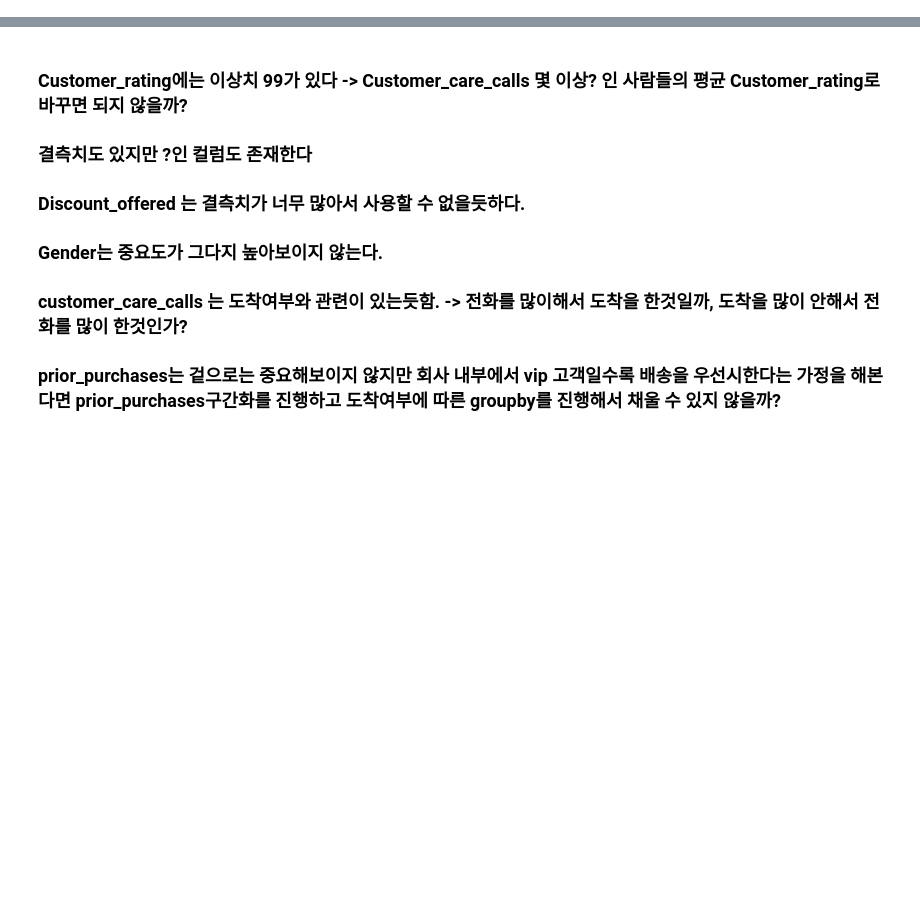
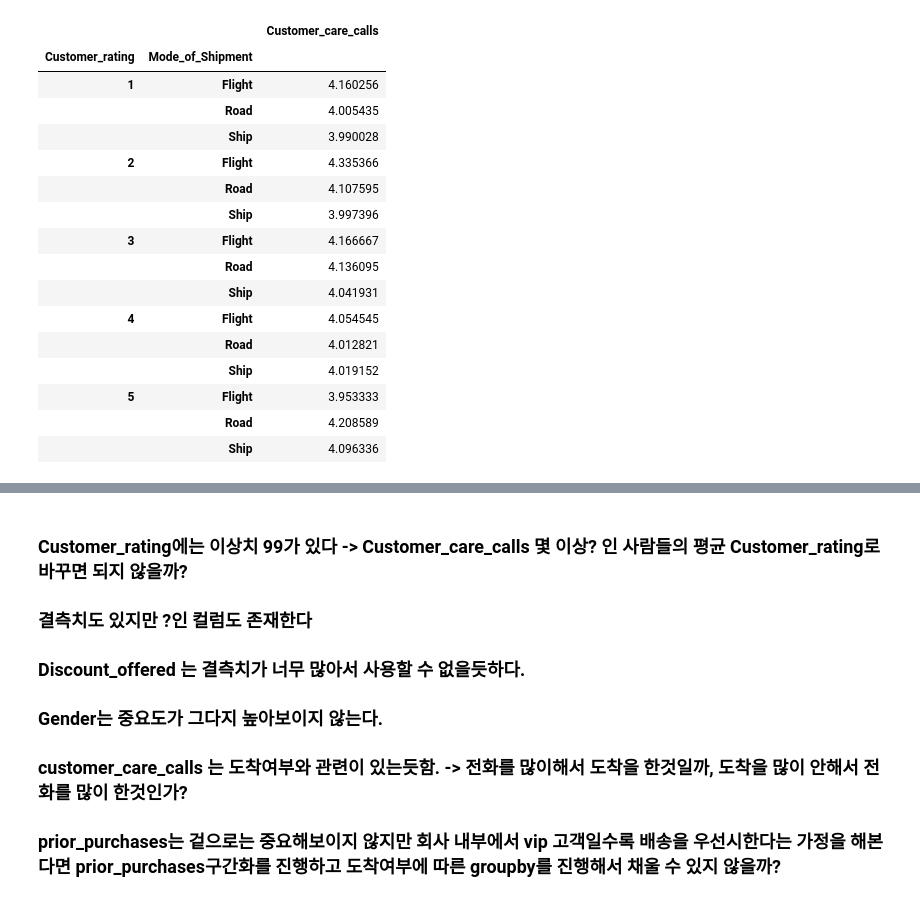
Before and after one commit to yoonjae97/bigdata_service_developer_class, a Jupyter notebook: ml/Untitled.ipynb, the cells around one changed output, grey strips where cells are left out. Cells and saved outputs as stored; diff of their text form; code cells hidden in the pictures; blank space fills up the shorter version.

```diff
--- a/ml/Untitled.ipynb
+++ b/ml/Untitled.ipynb
@@ -173,0 +4,23 @@ df[df['Cost_of_the_Product']>350]
+# %%
+train = pd.read_csv("./smhrd_data/Train.csv")
+train.drop(['ID', 'Gender', 'Discount_offered'], axis=1, inplace=True)
+# 결측치의 형태가 ?인 데이터를 NA로 대체
+train = train.replace('?', pd.NA)
+
+# Warehouse_block 컬럼 이름에 공백들어가 있어서 재설정
+train.columns = ['Warehouse_block', 'Mode_of_Shipment', 'Customer_care_calls',
+       'Customer_rating', 'Cost_of_the_Product', 'Prior_purchases',
+       'Product_importance', 'Weight_in_gms', 'Reached.on.Time_Y.N']
+
+# 연속형 변수중에서 이상치 제거 (개수가 많지 않을뿐더러 5개를 채우려고 하는 것은 비효율적이라고 생각하기 때문)
+train = train[(train['Customer_rating']!=99) & (train['Cost_of_the_Product']!=9999)]
+
+# Mode_of_Shipment에서 끝에 zk가 붙은 이상치 수정
+train['Mode_of_Shipment'] = train['Mode_of_Shipment'].apply(lambda x: x.replace('zk', '') if pd.notna(x) else x)
+train = train[train['Product_importance'].notnull()]
+
+# Product_importance에서 끝에 m이 하나씩 더붙은 이상치 수정
+train['Product_importance'] = train['Product_importance'].apply(lambda x: x[:-1] if x[-1]==x[-2] else x)
+
+train['Weight_in_gms'] = train['Weight_in_gms'].apply(lambda x: int(x) if str(x).isdigit() else x)
+train.info()
@@ -173,0 +70,20 @@ df[df['Cost_of_the_Product']>350]
+# %%
+train[['Customer_care_calls', 'Customer_rating', 'Mode_of_Shipment']].groupby(['Customer_rating', 'Mode_of_Shipment']).mean()
+# %% [output]
+|  |  | Customer_care_calls |
+| Customer_rating | Mode_of_Shipment |  |
+| 1 | Flight | 4.160256 |
+|  | Road | 4.005435 |
+|  | Ship | 3.990028 |
+| 2 | Flight | 4.335366 |
+|  | Road | 4.107595 |
+|  | Ship | 3.997396 |
+| 3 | Flight | 4.166667 |
+|  | Road | 4.136095 |
+|  | Ship | 4.041931 |
+| 4 | Flight | 4.054545 |
+|  | Road | 4.012821 |
+|  | Ship | 4.019152 |
+| 5 | Flight | 3.953333 |
+|  | Road | 4.208589 |
+|  | Ship | 4.096336 |
```
Also changed, not shown: parts of 66 cells of this notebook, 7 other files.
